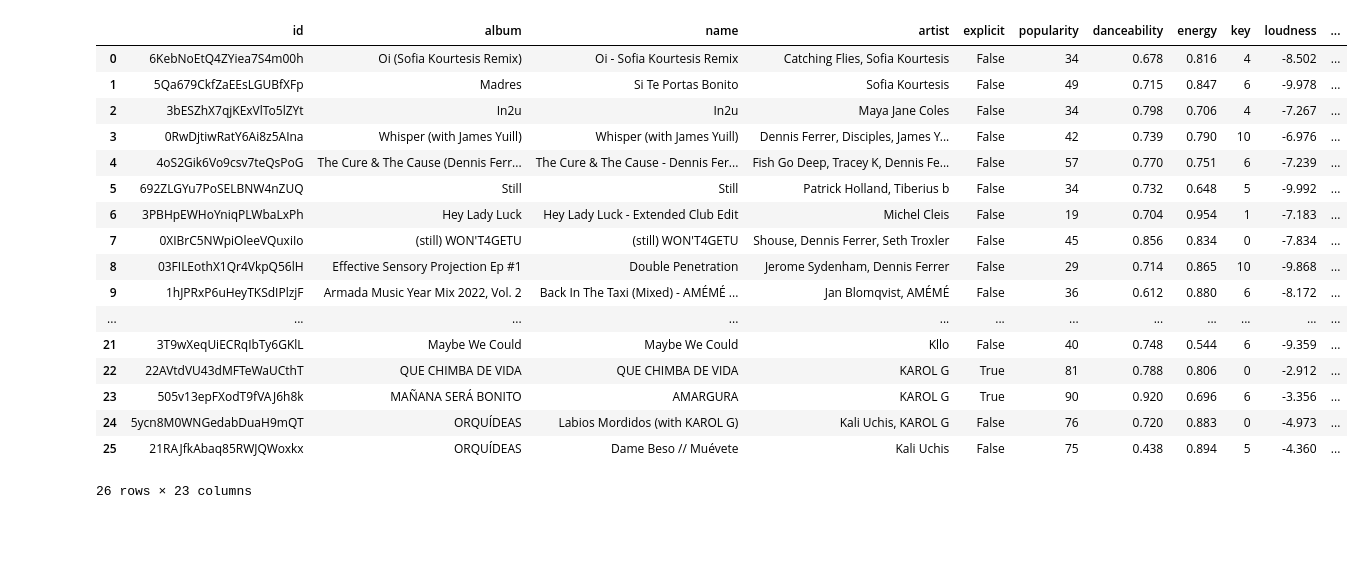
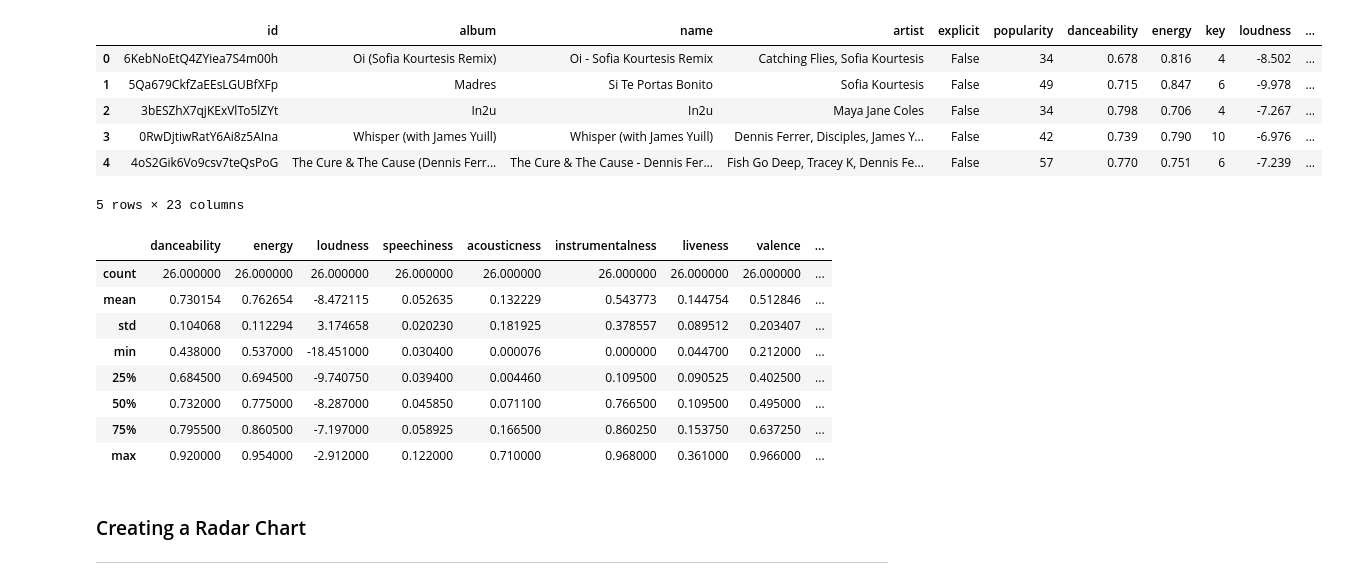
Before and after one commit to jenalvz/Spotify_API, a Jupyter notebook: Spotify_API.ipynb, the cells around one changed output. Saved outputs shown, nothing was run; the diff lists cells and outputs as text; code cells hidden in the pictures; blank space fills up the shorter version.

```diff
--- a/Spotify_API.ipynb
+++ b/Spotify_API.ipynb
@@ -64,43 +66,47 @@ for song_id in ids:
     # explicit: lyrics could be considered offensive or unsuitable for children
     explicit=meta['explicit']
     song_meta['explicit'].append(explicit)
 
     # song popularity
     popularity=meta['popularity']
     song_meta['popularity'].append(popularity)
 
 song_meta_df=pd.DataFrame.from_dict(song_meta)
 
 # check the song feature
 features = sp.audio_features(song_meta['id'])
 # change dictionary to dataframe
 features_df=pd.DataFrame.from_dict(features)
 
 # convert milliseconds to mins
 # duration_ms: The duration of the track in milliseconds.
 # 1 minute = 60 seconds = 60 × 1000 milliseconds = 60,000 ms
 features_df['duration_ms']=features_df['duration_ms']/60000
 
 # combine two dataframe
 final_df=song_meta_df.merge(features_df)
 
-final_df
+final_df.head()
 # %% [output]
 |  | id | album | name | artist | explicit | popularity | danceability | energy | key | loudness | ... |
 | 0 | 6KebNoEtQ4ZYiea7S4m00h | Oi (Sofia Kourtesis Remix) | Oi - Sofia Kourtesis Remix | Catching Flies, Sofia Kourtesis | False | 34 | 0.678 | 0.816 | 4 | -8.502 | ... |
 | 1 | 5Qa679CkfZaEEsLGUBfXFp | Madres | Si Te Portas Bonito | Sofia Kourtesis | False | 49 | 0.715 | 0.847 | 6 | -9.978 | ... |
 | 2 | 3bESZhX7qjKExVlTo5lZYt | In2u | In2u | Maya Jane Coles | False | 34 | 0.798 | 0.706 | 4 | -7.267 | ... |
 | 3 | 0RwDjtiwRatY6Ai8z5AIna | Whisper (with James Yuill) | Whisper (with James Yuill) | Dennis Ferrer, Disciples, James Y... | False | 42 | 0.739 | 0.790 | 10 | -6.976 | ... |
 | 4 | 4oS2Gik6Vo9csv7teQsPoG | The Cure & The Cause (Dennis Ferr... | The Cure & The Cause - Dennis Fer... | Fish Go Deep, Tracey K, Dennis Fe... | False | 57 | 0.770 | 0.751 | 6 | -7.239 | ... |
-| 5 | 692ZLGYu7PoSELBNW4nZUQ | Still | Still | Patrick Holland, Tiberius b | False | 34 | 0.732 | 0.648 | 5 | -9.992 | ... |
-| 6 | 3PBHpEWHoYniqPLWbaLxPh | Hey Lady Luck | Hey Lady Luck - Extended Club Edit | Michel Cleis | False | 19 | 0.704 | 0.954 | 1 | -7.183 | ... |
-| 7 | 0XIBrC5NWpiOleeVQuxiIo | (still) WON'T4GETU | (still) WON'T4GETU | Shouse, Dennis Ferrer, Seth Troxler | False | 45 | 0.856 | 0.834 | 0 | -7.834 | ... |
-| 8 | 03FILEothX1Qr4VkpQ56lH | Effective Sensory Projection Ep #1 | Double Penetration | Jerome Sydenham, Dennis Ferrer | False | 29 | 0.714 | 0.865 | 10 | -9.868 | ... |
-| 9 | 1hJPRxP6uHeyTKSdIPlzjF | Armada Music Year Mix 2022, Vol. 2 | Back In The Taxi (Mixed) - AMÉMÉ ... | Jan Blomqvist, AMÉMÉ | False | 36 | 0.612 | 0.880 | 6 | -8.172 | ... |
-| ... | ... | ... | ... | ... | ... | ... | ... | ... | ... | ... | ... |
-| 21 | 3T9wXeqUiECRqIbTy6GKlL | Maybe We Could | Maybe We Could | Kllo | False | 40 | 0.748 | 0.544 | 6 | -9.359 | ... |
-| 22 | 22AVtdVU43dMFTeWaUCthT | QUE CHIMBA DE VIDA | QUE CHIMBA DE VIDA | KAROL G | True | 81 | 0.788 | 0.806 | 0 | -2.912 | ... |
-| 23 | 505v13epFXodT9fVAJ6h8k | MAÑANA SERÁ BONITO | AMARGURA | KAROL G | True | 90 | 0.920 | 0.696 | 6 | -3.356 | ... |
-| 24 | 5ycn8M0WNGedabDuaH9mQT | ORQUÍDEAS | Labios Mordidos (with KAROL G) | Kali Uchis, KAROL G | False | 76 | 0.720 | 0.883 | 0 | -4.973 | ... |
-| 25 | 21RAJfkAbaq85RWJQWoxkx | ORQUÍDEAS | Dame Beso // Muévete | Kali Uchis | False | 75 | 0.438 | 0.894 | 5 | -4.360 | ... |
-26 rows × 23 columns
+5 rows × 23 columns
+# %%
+#average value for each category
+
+music_feature= features_df[['danceability', 'energy', 'loudness', 'speechiness', 'acousticness', 'instrumentalness', 'liveness', 'valence', 'tempo', 'duration_ms']]
+music_feature.describe()
+# %% [output]
+|  | danceability | energy | loudness | speechiness | acousticness | instrumentalness | liveness | valence | ... |
+| count | 26.000000 | 26.000000 | 26.000000 | 26.000000 | 26.000000 | 26.000000 | 26.000000 | 26.000000 | ... |
+| mean | 0.730154 | 0.762654 | -8.472115 | 0.052635 | 0.132229 | 0.543773 | 0.144754 | 0.512846 | ... |
+| std | 0.104068 | 0.112294 | 3.174658 | 0.020230 | 0.181925 | 0.378557 | 0.089512 | 0.203407 | ... |
+| min | 0.438000 | 0.537000 | -18.451000 | 0.030400 | 0.000076 | 0.000000 | 0.044700 | 0.212000 | ... |
+| 25% | 0.684500 | 0.694500 | -9.740750 | 0.039400 | 0.004460 | 0.109500 | 0.090525 | 0.402500 | ... |
+| 50% | 0.732000 | 0.775000 | -8.287000 | 0.045850 | 0.071100 | 0.766500 | 0.109500 | 0.495000 | ... |
+| 75% | 0.795500 | 0.860500 | -7.197000 | 0.058925 | 0.166500 | 0.860250 | 0.153750 | 0.637250 | ... |
+| max | 0.920000 | 0.954000 | -2.912000 | 0.122000 | 0.710000 | 0.968000 | 0.361000 | 0.966000 | ... |
@@ -106,0 +117,3 @@ final_df
+# %% [markdown]
+### Creating a Radar Chart
+-----
```
Also changed, not shown: parts of 4 cells of this notebook, 2 other files.
